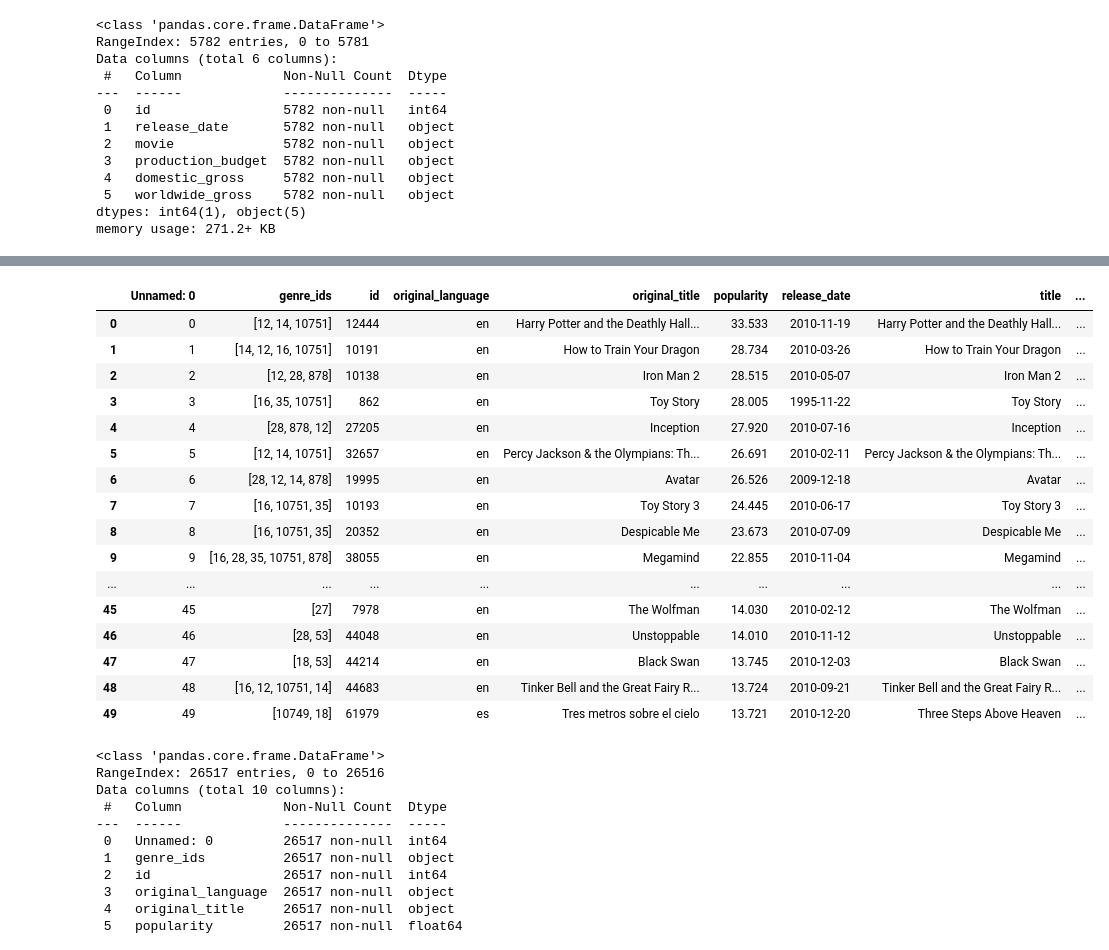
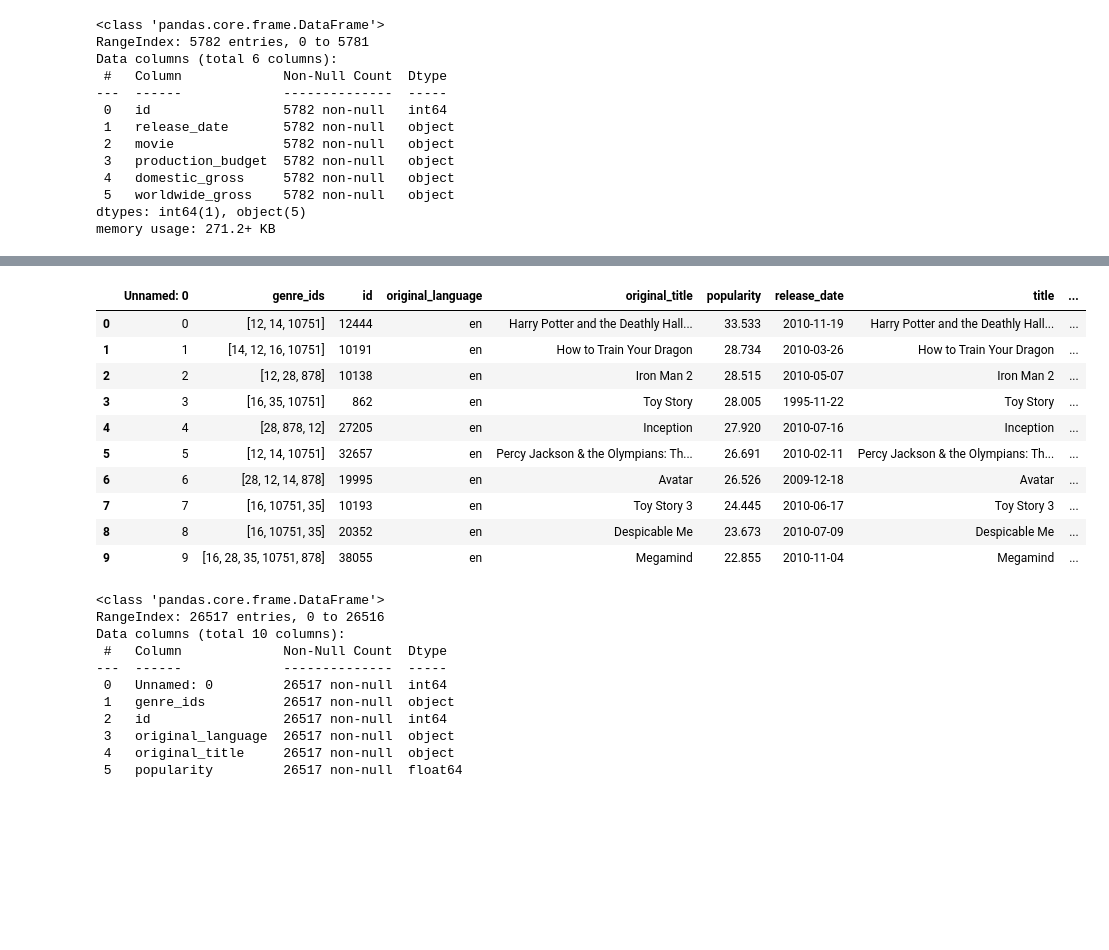
Before and after one commit to Husky-69/Group_8_phase_2_project, a Jupyter notebook: Group8_Endphase2_Project.ipynb, the cells around one changed output, grey strips where cells are left out. Drawn from its saved outputs; the diff is of its cells as text; code cells hidden in the pictures; blank space fills up the shorter version.

```diff
--- a/Group8_Endphase2_Project.ipynb
+++ b/Group8_Endphase2_Project.ipynb
@@ -99,23 +68,17 @@ memory usage: 132.4+ KB
 # %%
-tmdb_movies.head(50)
+tmdb_movies.head(10)
 # %% [output]
 |  | Unnamed: 0 | genre_ids | id | original_language | original_title | popularity | release_date | title | ... |
 | 0 | 0 | [12, 14, 10751] | 12444 | en | Harry Potter and the Deathly Hall... | 33.533 | 2010-11-19 | Harry Potter and the Deathly Hall... | ... |
 | 1 | 1 | [14, 12, 16, 10751] | 10191 | en | How to Train Your Dragon | 28.734 | 2010-03-26 | How to Train Your Dragon | ... |
 | 2 | 2 | [12, 28, 878] | 10138 | en | Iron Man 2 | 28.515 | 2010-05-07 | Iron Man 2 | ... |
 | 3 | 3 | [16, 35, 10751] | 862 | en | Toy Story | 28.005 | 1995-11-22 | Toy Story | ... |
 | 4 | 4 | [28, 878, 12] | 27205 | en | Inception | 27.920 | 2010-07-16 | Inception | ... |
 | 5 | 5 | [12, 14, 10751] | 32657 | en | Percy Jackson & the Olympians: Th... | 26.691 | 2010-02-11 | Percy Jackson & the Olympians: Th... | ... |
 | 6 | 6 | [28, 12, 14, 878] | 19995 | en | Avatar | 26.526 | 2009-12-18 | Avatar | ... |
 | 7 | 7 | [16, 10751, 35] | 10193 | en | Toy Story 3 | 24.445 | 2010-06-17 | Toy Story 3 | ... |
 | 8 | 8 | [16, 10751, 35] | 20352 | en | Despicable Me | 23.673 | 2010-07-09 | Despicable Me | ... |
 | 9 | 9 | [16, 28, 35, 10751, 878] | 38055 | en | Megamind | 22.855 | 2010-11-04 | Megamind | ... |
-| ... | ... | ... | ... | ... | ... | ... | ... | ... | ... |
-| 45 | 45 | [27] | 7978 | en | The Wolfman | 14.030 | 2010-02-12 | The Wolfman | ... |
-| 46 | 46 | [28, 53] | 44048 | en | Unstoppable | 14.010 | 2010-11-12 | Unstoppable | ... |
-| 47 | 47 | [18, 53] | 44214 | en | Black Swan | 13.745 | 2010-12-03 | Black Swan | ... |
-| 48 | 48 | [16, 12, 10751, 14] | 44683 | en | Tinker Bell and the Great Fairy R... | 13.724 | 2010-09-21 | Tinker Bell and the Great Fairy R... | ... |
-| 49 | 49 | [10749, 18] | 61979 | es | Tres metros sobre el cielo | 13.721 | 2010-12-20 | Three Steps Above Heaven | ... |
 # %%
 tmdb_movies.info()
 # %% [output]
```
Also changed, not shown: parts of 9 cells of this notebook.
